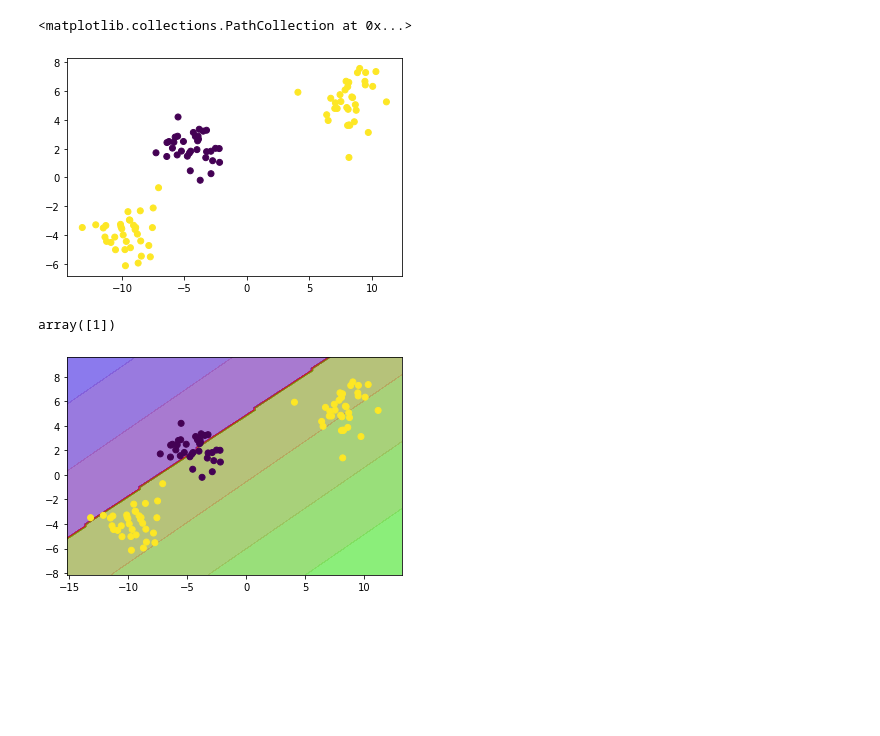
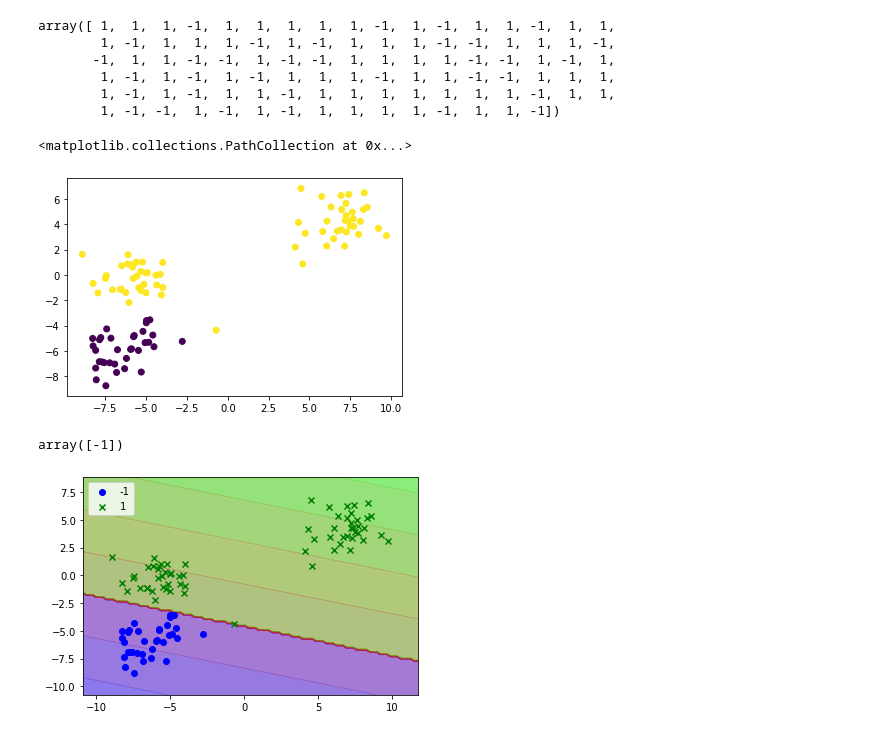
Before and after one commit to Dovrol/MachineLearning, a Jupyter notebook: Perceptron.ipynb, the cells around one changed output. Saved outputs shown, nothing was run; the diff lists cells and outputs as text; code cells hidden in the pictures; blank space fills up the shorter version.

```diff
--- a/Perceptron.ipynb
+++ b/Perceptron.ipynb
@@ -7,7 +7,7 @@ class Perceptron:
     '''
     Simple perceptron class
     '''
-    def __init__(self, n_iter = 10, lr = 0.01):
+    def __init__(self, n_iter = 100, lr = 0.1):
         '''
         Define constant parameters
         param n_iter: n iterations
@@ -30,9 +30,9 @@ class Perceptron:
         self.w = np.random.randn(X_bias.shape[1])
         self.fit_called = True
         for i in range(self.n_iter):
-            z = np.where(X_bias.dot(self.w) > 0, 1, -1)
-            self.w += self.lr * (y - z).dot(X_bias)
-            self.errors.append(np.sum(y!=z))
+            output = np.where(X_bias.dot(self.w) > 0, 1, -1)
+            self.w += self.lr * (y - output).dot(X_bias)
+            self.errors.append(np.sum(y!=output))
 
     def decision(self, X):
         '''
@@ -54,33 +54,49 @@ class Perceptron:
 # %%
 from sklearn.datasets import make_blobs
 X, y = make_blobs(cluster_std=1.3)
-y[y==2] = 1
+y = np.where(y == 0, -1, 1)
+# %%
+y
+# %% [output]
+array([ 1,  1,  1, -1,  1,  1,  1,  1,  1, -1,  1, -1,  1,  1, -1,  1,  1,
+        1, -1,  1,  1,  1, -1,  1, -1,  1,  1,  1, -1, -1,  1,  1,  1, -1,
+       -1,  1,  1, -1, -1,  1, -1, -1,  1,  1,  1,  1, -1, -1,  1, -1,  1,
+        1, -1,  1, -1,  1, -1,  1,  1,  1, -1,  1,  1, -1, -1,  1,  1,  1,
+        1, -1,  1, -1,  1,  1, -1,  1,  1,  1,  1,  1,  1,  1, -1,  1,  1,
+        1, -1, -1,  1, -1,  1, -1,  1,  1,  1,  1, -1,  1,  1, -1])
 # %%
 plt.scatter(X[:,0], X[:,1], c=y)
 # %% [output]
 <matplotlib.collections.PathCollection at 0x...>
-[figure, old version]
+[figure, new version]
 # %%
-MCP = Perceptron(1000, 0.07)
+MCP = Perceptron(100, 0.01)
 # %%
 MCP.fit(X, y)
 # %%
 MCP.predict(np.array([[-6, -10]]))
 # %% [output]
-array([1])
+array([-1])
 # %%
-def mesh_grid_visual(X, y):
+def mesh_grid_visual(X, y, model, label_dict = None):
+    markers = {1: 'x', -1: 'o'}
+    colors_dict = {1: 'green', -1: 'blue'}
     x0 = np.linspace(np.min(X[:,0])-2, np.max(X[:,0])+2, 100)
     x1 = np.linspace(np.min(X[:,1])-2, np.max(X[:,1])+2, 100)
     a,b = np.meshgrid(x0, x1)
     X_new = np.c_[a.ravel(), b.ravel()]
-    predictions = MCP.predict(X_new)
-    decision = MCP.decision(X_new)
+    predictions = model.predict(X_new)
+    decision = model.decision(X_new)
     plt.contourf(x0, x1, predictions.reshape(a.shape), cmap=plt.cm.brg, alpha = 0.4)
     plt.contourf(x0, x1, decision.reshape(a.shape), cmap=plt.cm.brg, alpha = 0.2)
-    plt.scatter(X[:,0], X[:, 1], c = y)
-    plt.show()
+    for yy in np.unique(y):
+        if label_dict != None:
+            plt.scatter(X[y == yy, 0], X[y==yy, 1], marker = markers[yy], c = colors_dict[yy], label = label_dict[yy])
+        else:
+            plt.scatter(X[y == yy, 0], X[y==yy, 1], marker = markers[yy], c = colors_dict[yy], label = yy)
+
+    plt.legend(loc = 'upper left')
 # %%
-mesh_grid_visual(X, y)
+mesh_grid_visual(X, y, MCP)
 # %% [output]
-[figure, old version]
+[figure, new version]
```
Also changed, not shown: parts of 11 cells of this notebook, 1 other file.
